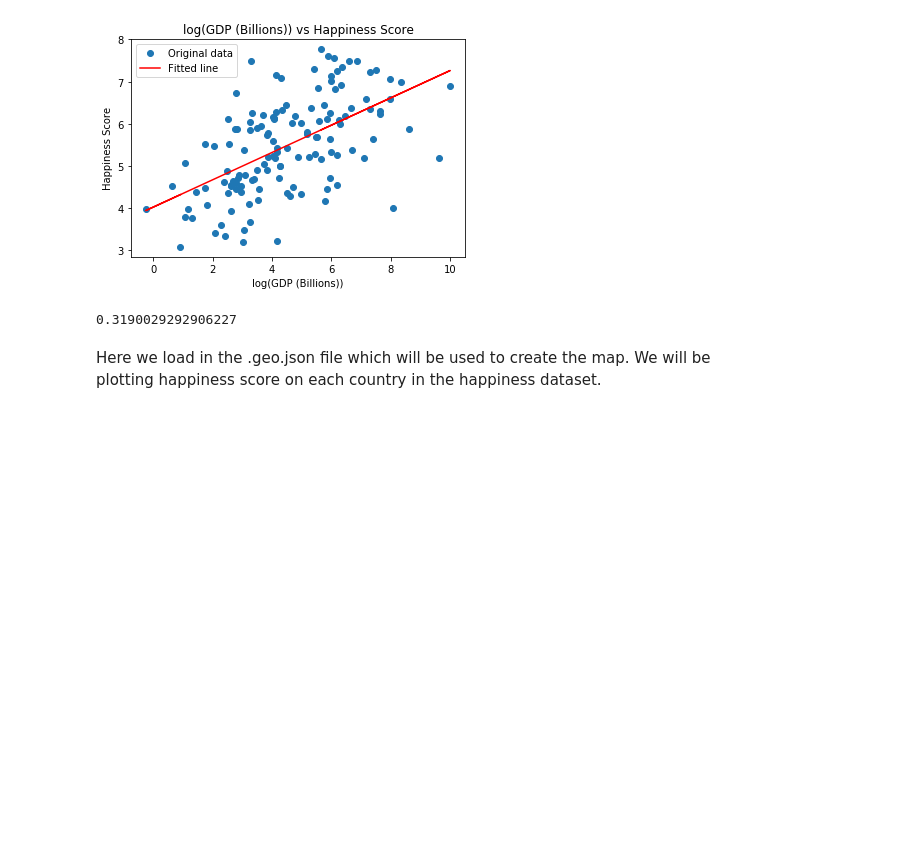
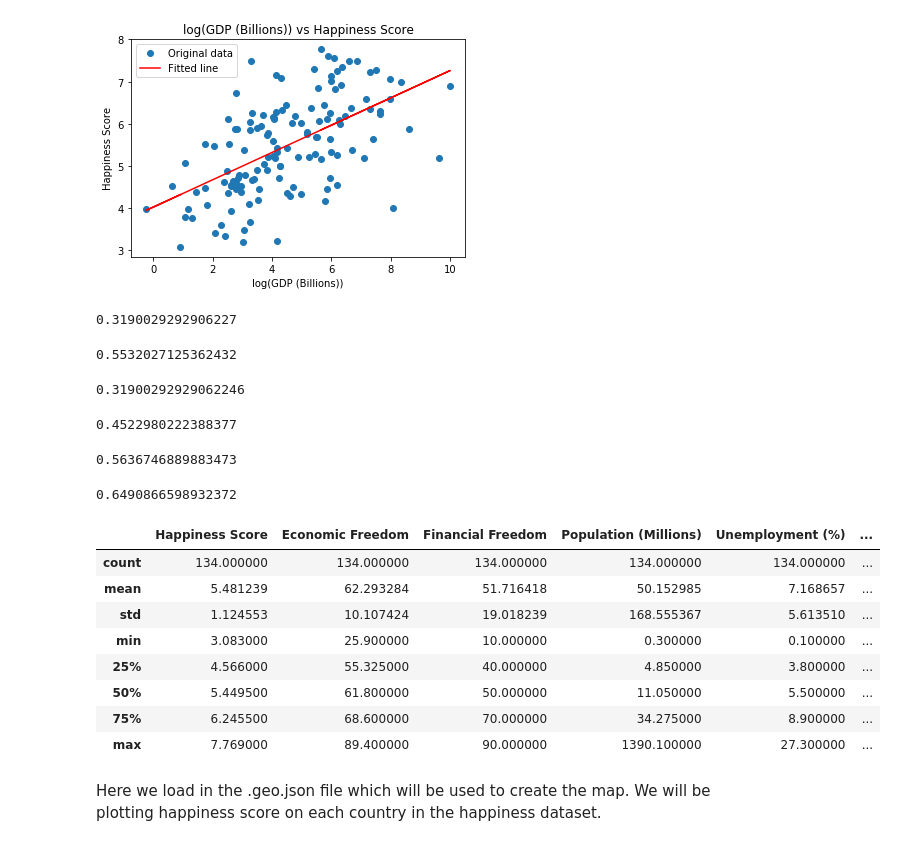
Before and after one commit to wjduq/Economic-Analysis, a Jupyter notebook: Project.ipynb, the cells around one changed output. Cells and saved outputs as stored; diff of their text form; code cells hidden in the pictures; blank space fills up the shorter version.

Commit message:
added some linear models

```diff
--- a/Project.ipynb
+++ b/Project.ipynb
@@ -140,6 +140,50 @@ rSquare2 = 1 - SSE2[0] / sum((y2 - y2.mean())**2)
 rSquare2
 # %% [output]
 0.3190029292906227
+# %%
+from sklearn.linear_model import LinearRegression
+X = np.transpose(np.array([np.log(df_final["GDP (Billions)"]), df_final["Economic Freedom"]]))
+y = np.transpose(np.array(df_final["Happiness Score"]))
+reg = LinearRegression().fit(X, y)
+reg.score(X, y)
+# %% [output]
+0.5532027125362432
+# %%
+X1 = np.transpose(np.array([np.log(df_final["GDP (Billions)"])]))
+reg1 = LinearRegression().fit(X1, y)
+reg1.score(X1, y)
+# %% [output]
+0.31900292929062246
+# %%
+X2 = np.transpose(np.array([df_final["Economic Freedom"]]))
+reg2 = LinearRegression().fit(X2, y)
+reg2.score(X2, y)
+# %% [output]
+0.4522980222388377
+# %%
+X3 = np.transpose(np.array([df_final["GDP Per Capita"]]))
+reg3 = LinearRegression().fit(X3, y)
+reg3.score(X3, y)
+# %% [output]
+0.5636746889883473
+# %%
+X4 = np.transpose(np.array([np.log(df_final["GDP (Billions)"]), df_final["Economic Freedom"], df_final["GDP Per Capita"]]))
+reg4 = LinearRegression().fit(X4, y)
+reg4.score(X4, y)
+# %% [output]
+0.6490866598932372
+# %%
+df_final.describe()
+# %% [output]
+|  | Happiness Score | Economic Freedom | Financial Freedom | Population (Millions) | Unemployment (%) | ... |
+| count | 134.000000 | 134.000000 | 134.000000 | 134.000000 | 134.000000 | ... |
+| mean | 5.481239 | 62.293284 | 51.716418 | 50.152985 | 7.168657 | ... |
+| std | 1.124553 | 10.107424 | 19.018239 | 168.555367 | 5.613510 | ... |
+| min | 3.083000 | 25.900000 | 10.000000 | 0.300000 | 0.100000 | ... |
+| 25% | 4.566000 | 55.325000 | 40.000000 | 4.850000 | 3.800000 | ... |
+| 50% | 5.449500 | 61.800000 | 50.000000 | 11.050000 | 5.500000 | ... |
+| 75% | 6.245500 | 68.600000 | 70.000000 | 34.275000 | 8.900000 | ... |
+| max | 7.769000 | 89.400000 | 90.000000 | 1390.100000 | 27.300000 | ... |
 # %%
 json_file = open(data_folder / "countries.geo.json", "r")
 countries_geojson = json.load(json_file)
```
